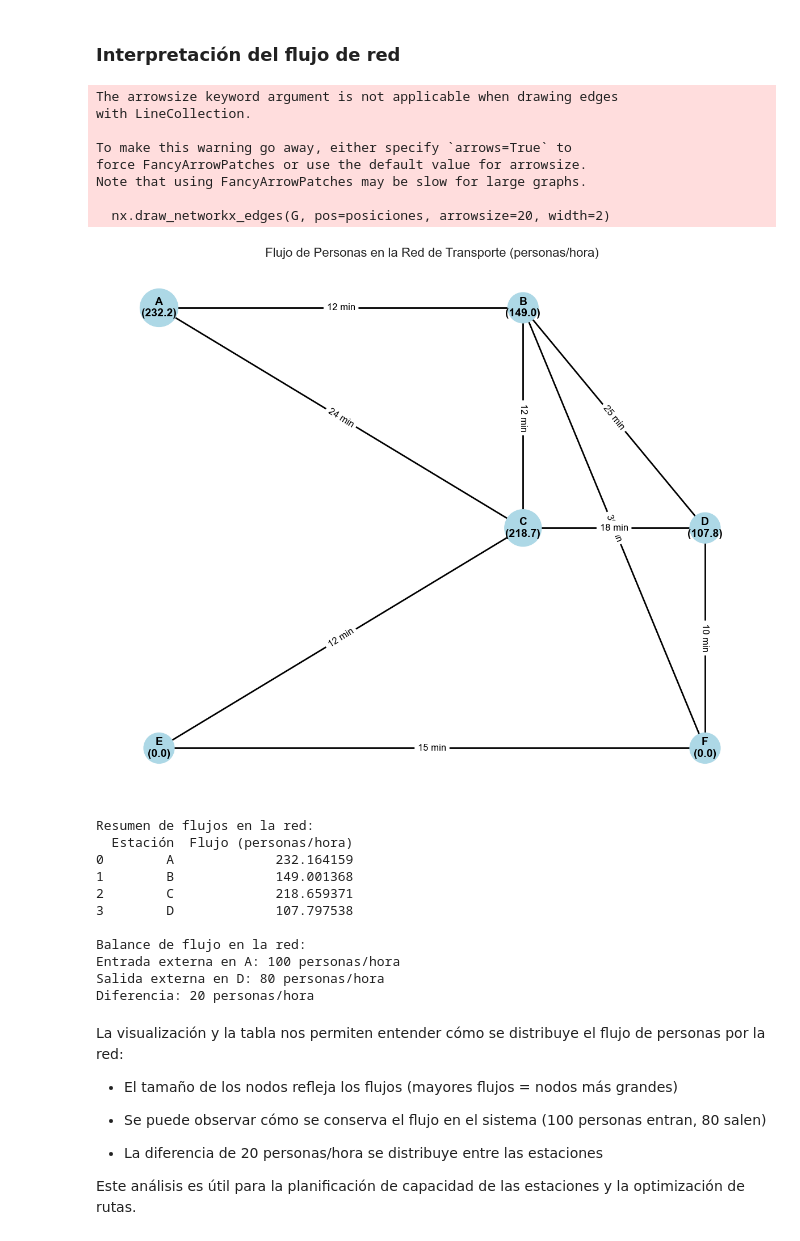
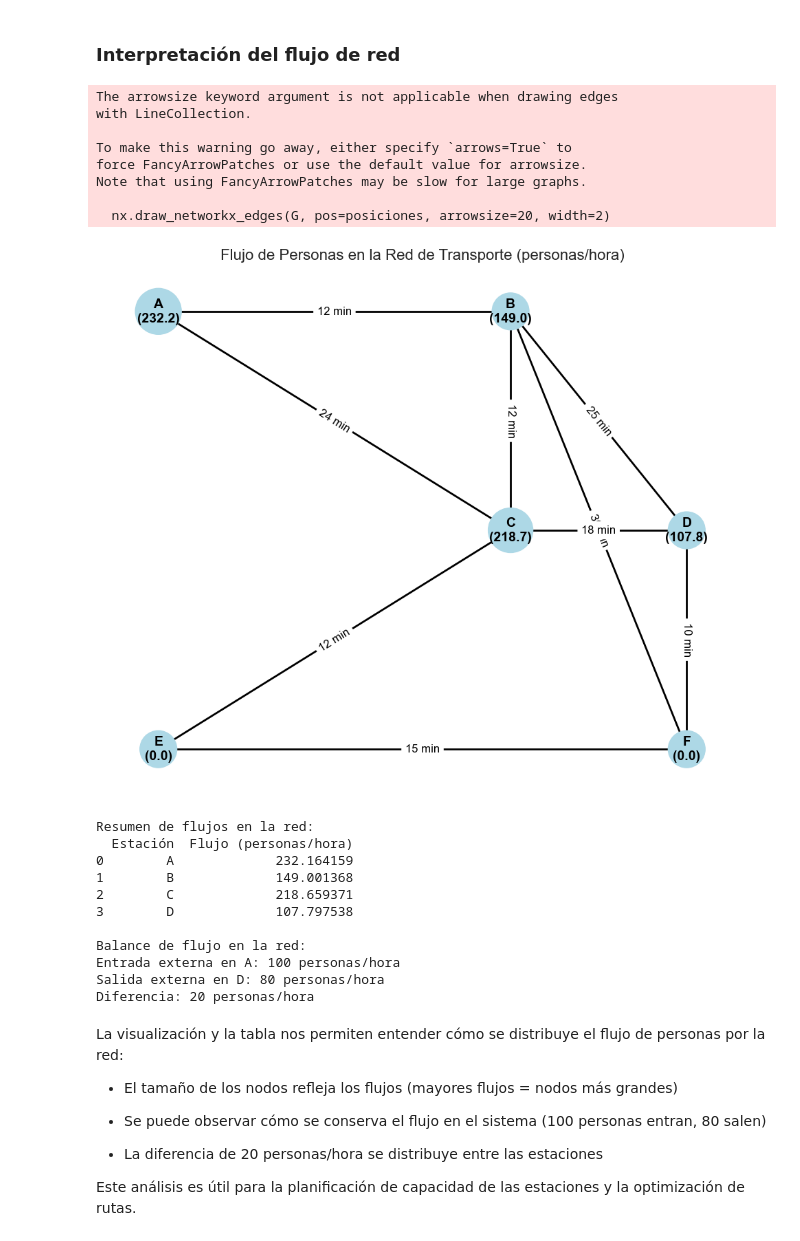
Before and after one commit to J4M1F/Ab_Unit34, a Jupyter notebook: E3_JavierRuiz_Unit34.ipynb, the cells around one changed output. Cells and saved outputs as stored; diff of their text form; code cells hidden in the pictures.

```diff
--- a/E3_JavierRuiz_Unit34.ipynb
+++ b/E3_JavierRuiz_Unit34.ipynb
@@ -296,35 +295,34 @@ nx.draw_networkx_nodes(G, pos=posiciones, node_size=node_sizes, node_color='ligh
 nx.draw_networkx_labels(G, pos=posiciones, labels=node_labels, font_size=14, font_weight='bold')
 nx.draw_networkx_edges(G, pos=posiciones, arrowsize=20, width=2)
 nx.draw_networkx_edge_labels(G, pos=posiciones, edge_labels=edges_labels, font_size=12)
 
 plt.title("Flujo de Personas en la Red de Transporte (personas/hora)", fontsize=16)
 plt.axis('off')
-plt.tight_layout()
 plt.show()
 
 # Tabla resumen de flujos
 print("Resumen de flujos en la red:")
 flujos_df = pd.DataFrame({
     'Estación': estaciones,
     'Flujo (personas/hora)': [flujos[est] for est in estaciones]
 })
 print(flujos_df)
 
 # Análisis del balance de flujo
 print("\nBalance de flujo en la red:")
 print(f"Entrada externa en A: 100 personas/hora")
 print(f"Salida externa en D: 80 personas/hora")
 print(f"Diferencia: {100-80} personas/hora")
 # %% [output]
 The arrowsize keyword argument is not applicable when drawing edges
 with LineCollection.
 
 To make this warning go away, either specify `arrows=True` to
 force FancyArrowPatches or use the default value for arrowsize.
 Note that using FancyArrowPatches may be slow for large graphs.
 
   nx.draw_networkx_edges(G, pos=posiciones, arrowsize=20, width=2)
-[figure, old version]
+[figure, new version]
 Resumen de flujos en la red:
   Estación  Flujo (personas/hora)
 0        A             232.164159
```
Also changed, not shown: parts of 3 cells of this notebook, 9 other files.
